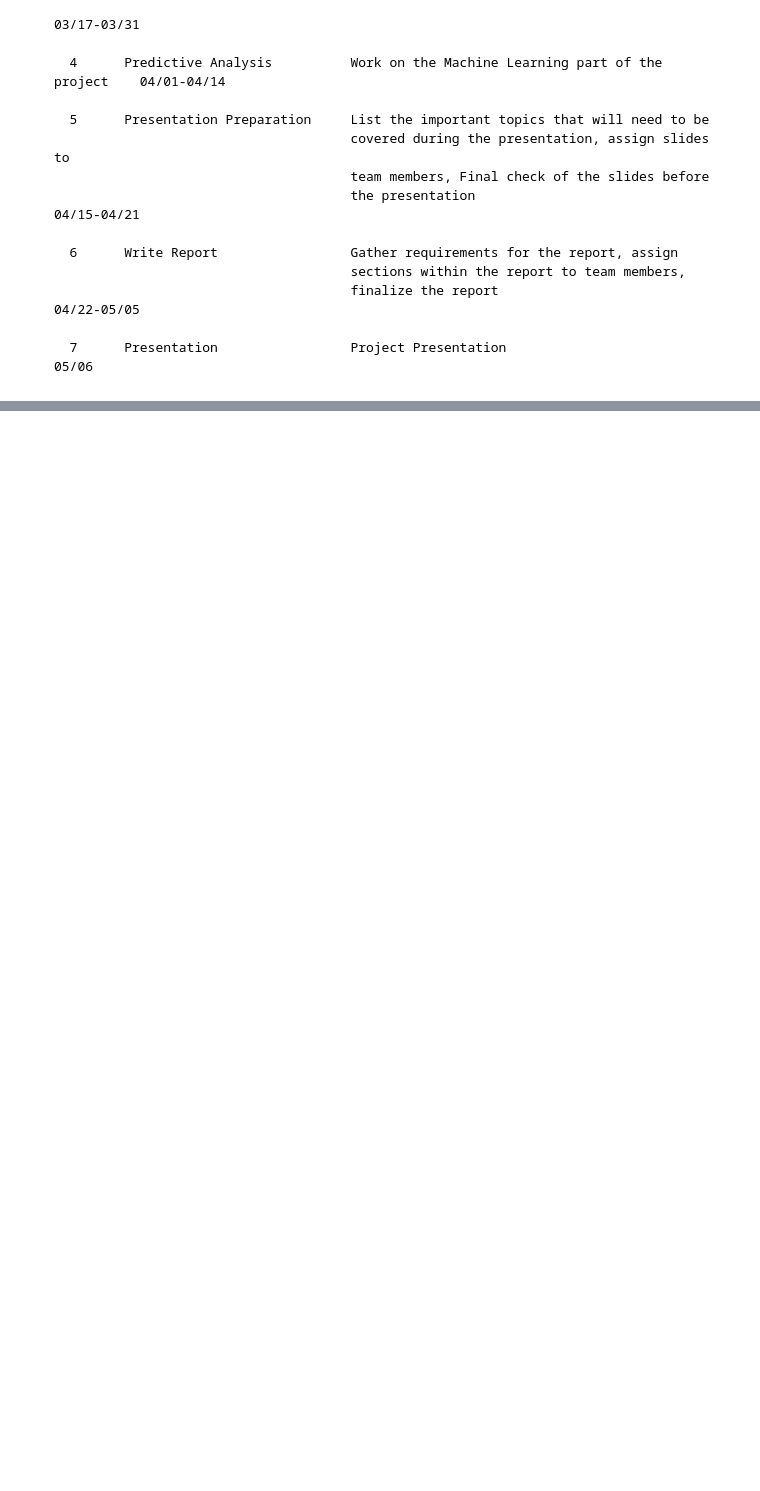
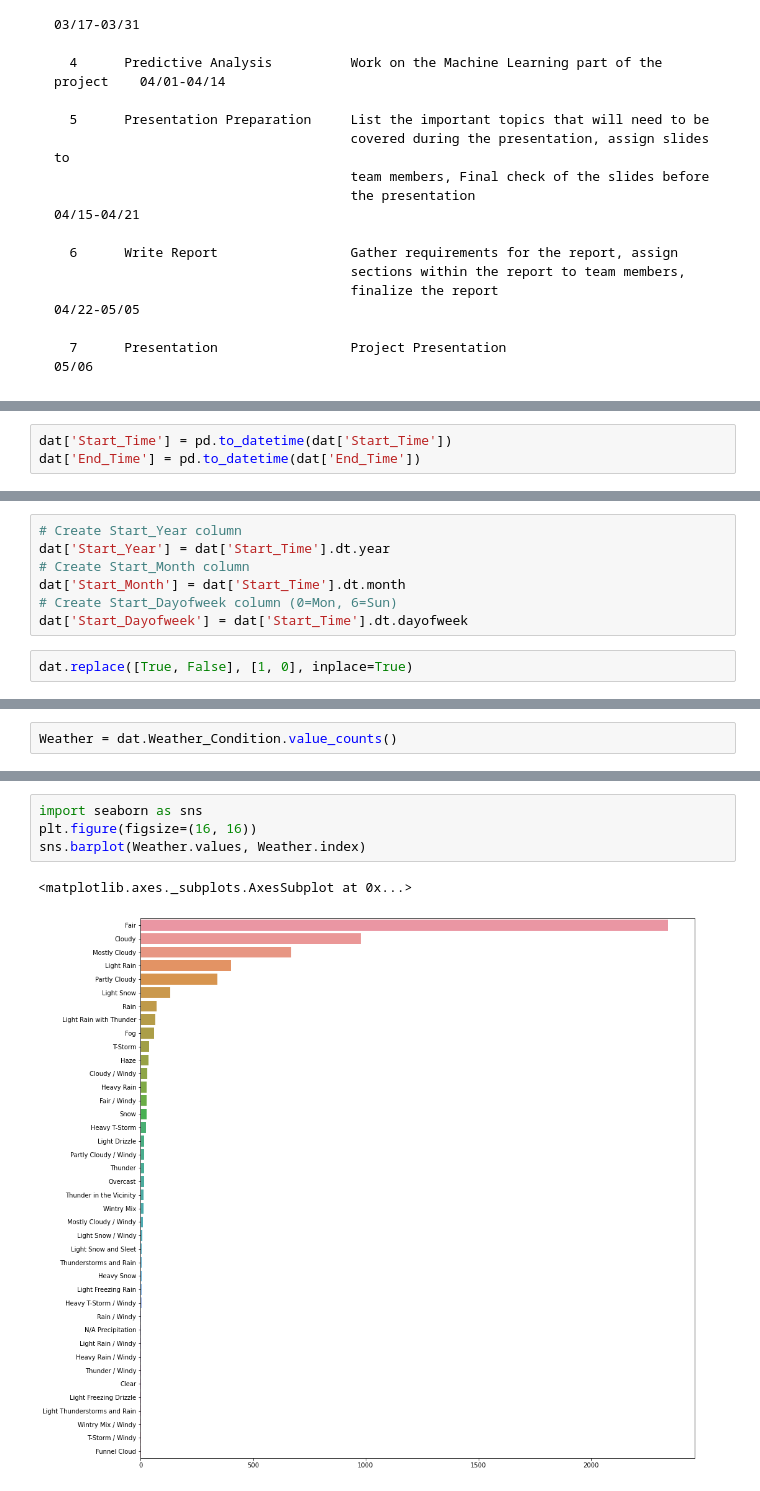
Before and after one commit to AjKovice/IST5520-Group-8, a Jupyter notebook: G8_Project Proposal_IST5520.ipynb, the cells around one changed output, grey strips where cells are left out. Saved outputs shown, nothing was run; the diff lists cells and outputs as text; blank space fills up the shorter version.

Commit message:
data cleaning and visualization :x!
:wq!

exit

:wq

:

```diff
--- a/G8_Project Proposal_IST5520.ipynb
+++ b/G8_Project Proposal_IST5520.ipynb
@@ -194,0 +267,3 @@ SlNo. Attribute: Description
+# %%
+dat['Start_Time'] = pd.to_datetime(dat['Start_Time'])
+dat['End_Time'] = pd.to_datetime(dat['End_Time'])
@@ -194,0 +294,9 @@ SlNo. Attribute: Description
+# %%
+# Create Start_Year column
+dat['Start_Year'] = dat['Start_Time'].dt.year
+# Create Start_Month column
+dat['Start_Month'] = dat['Start_Time'].dt.month
+# Create Start_Dayofweek column (0=Mon, 6=Sun)
+dat['Start_Dayofweek'] = dat['Start_Time'].dt.dayofweek
+# %%
+dat.replace([True, False], [1, 0], inplace=True)
@@ -194,0 +335,2 @@ SlNo. Attribute: Description
+# %%
+Weather = dat.Weather_Condition.value_counts()
@@ -194,0 +357,7 @@ SlNo. Attribute: Description
+# %%
+import seaborn as sns
+plt.figure(figsize=(16, 16))
+sns.barplot(Weather.values, Weather.index)
+# %% [output]
+<matplotlib.axes._subplots.AxesSubplot at 0x...>
+[figure, added]
```
Also changed, not shown: parts of 29 cells of this notebook, 1 other file.
